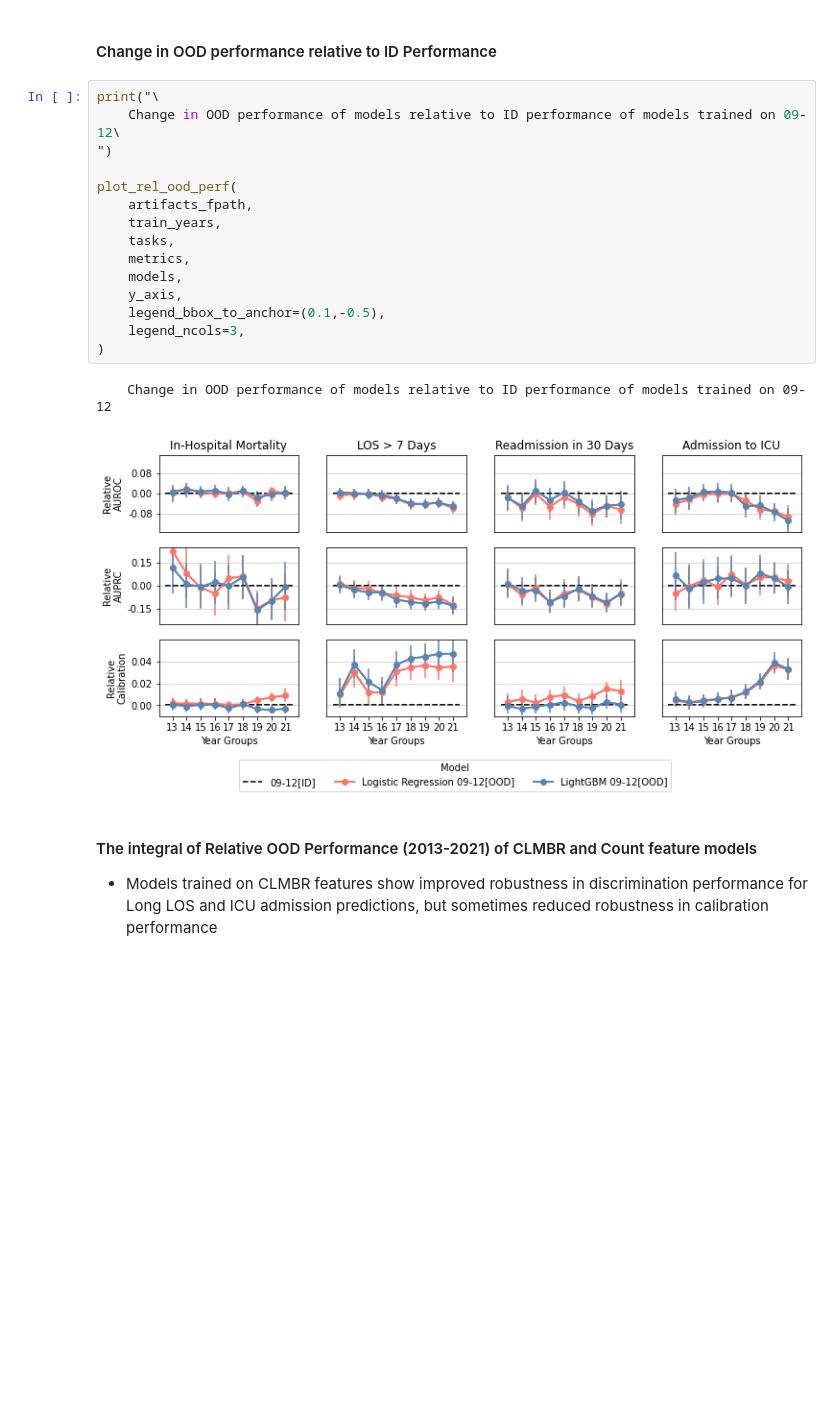
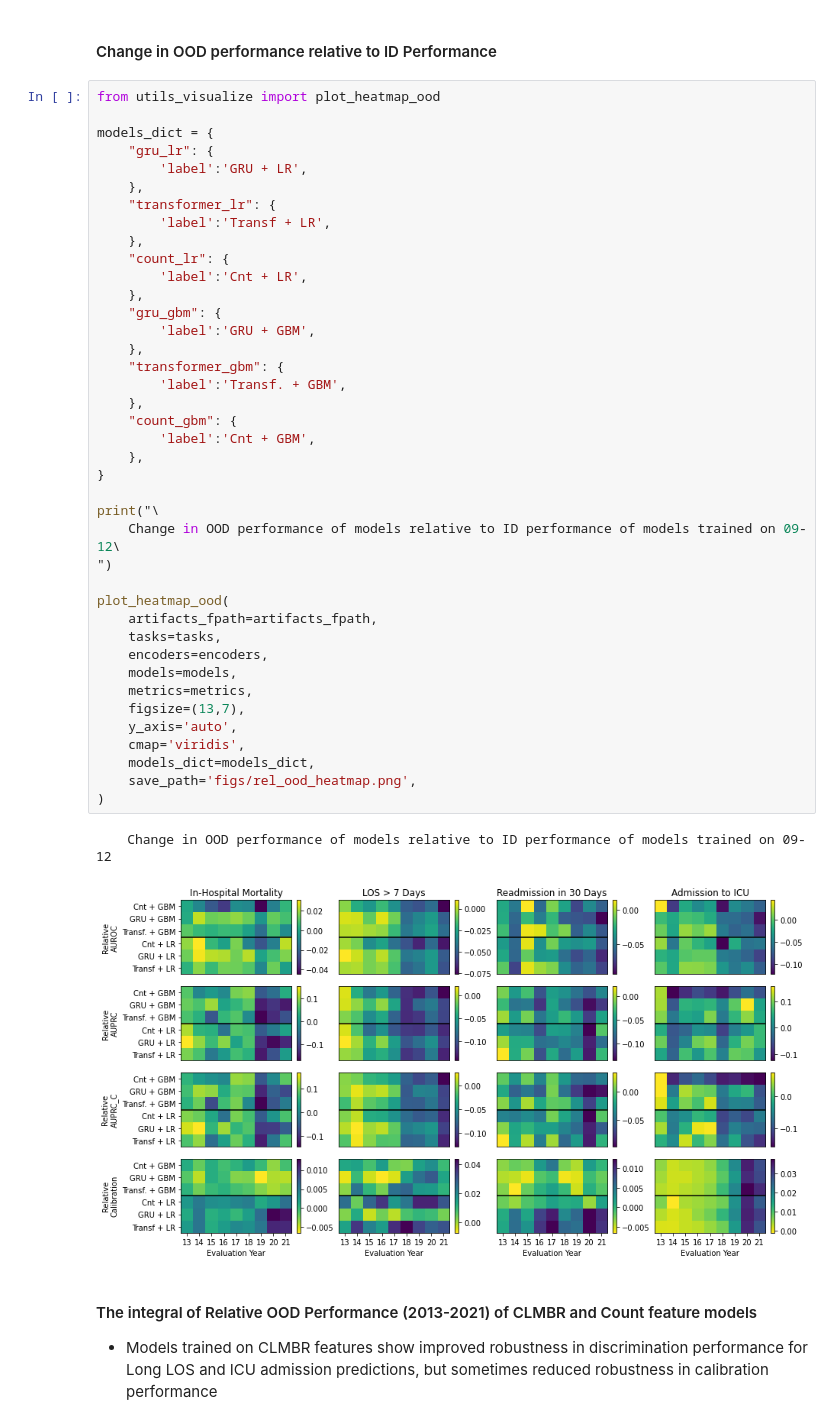
Before and after one commit to som-shahlab/temp_ds_shift_robustness, a Jupyter notebook: clmbr/experiments/clmbr/notebooks/0_09-12.ipynb, the cells around one changed output. Cells and saved outputs as stored; diff of their text form; blank space fills up the shorter version.

```diff
--- a/clmbr/experiments/clmbr/notebooks/0_09-12.ipynb
+++ b/clmbr/experiments/clmbr/notebooks/0_09-12.ipynb
@@ -91,23 +99,48 @@ ID Performance of LR Models Trained on 09-12
 # %% [markdown]
 #### Change in OOD performance relative to ID Performance
-# %%
-print("\
-    Change in OOD performance of models relative to ID performance of models trained on 09-12\
-")
-
-plot_rel_ood_perf(
-    artifacts_fpath,
-    train_years,
-    tasks,
-    metrics,
-    models,
-    y_axis,
-    legend_bbox_to_anchor=(0.1,-0.5),
-    legend_ncols=3,
-)
-# %% [output]
-    Change in OOD performance of models relative to ID performance of models trained on 09-12
-[figure, removed]
+# %%
+from utils_visualize import plot_heatmap_ood
+
+models_dict = {
+    "gru_lr": {
+        'label':'GRU + LR',
+    },
+    "transformer_lr": {
+        'label':'Transf + LR',
+    },
+    "count_lr": {
+        'label':'Cnt + LR',
+    },
+    "gru_gbm": {
+        'label':'GRU + GBM',
+    },
+    "transformer_gbm": {
+        'label':'Transf. + GBM',
+    },
+    "count_gbm": {
+        'label':'Cnt + GBM',
+    },
+}
+
+print("\
+    Change in OOD performance of models relative to ID performance of models trained on 09-12\
+")
+
+plot_heatmap_ood(
+    artifacts_fpath=artifacts_fpath,
+    tasks=tasks,
+    encoders=encoders,
+    models=models,
+    metrics=metrics,
+    figsize=(13,7),
+    y_axis='auto',
+    cmap='viridis',
+    models_dict=models_dict,
+    save_path='figs/rel_ood_heatmap.png',
+)
+# %% [output]
+    Change in OOD performance of models relative to ID performance of models trained on 09-12
+[figure, added]
 # %% [markdown]
 #### The integral of Relative OOD Performance (2013-2021) of CLMBR and Count feature models
 - Models trained on CLMBR features show improved robustness in discrimination performance for Long LOS and ICU admission predictions, but sometimes reduced robustness in calibration performance
```
Also changed, not shown: parts of 8 cells of this notebook, 6 other files.
